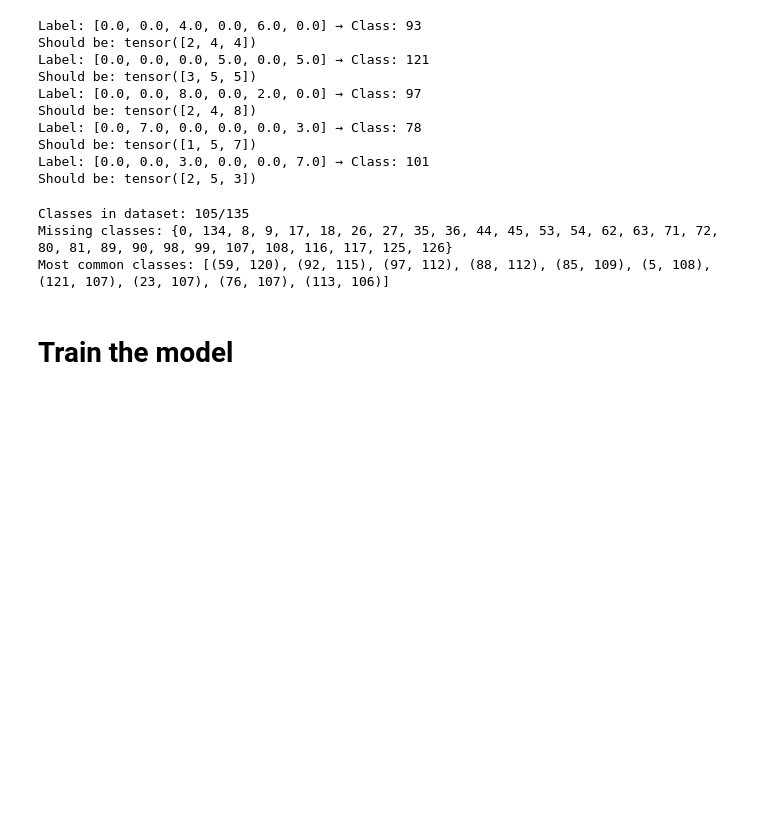
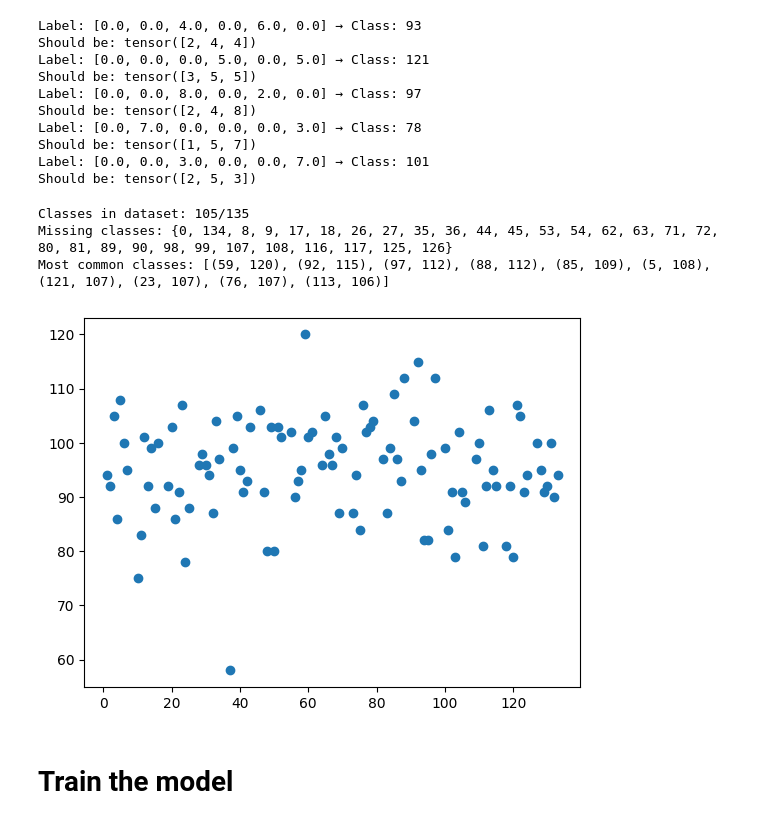
Before and after one commit to quantumFeline/dnn-hw-1, a Jupyter notebook: DNN_HW1.ipynb, the cells around one changed output. Saved outputs shown, nothing was run; the diff lists cells and outputs as text; code cells hidden in the pictures; blank space fills up the shorter version.

```diff
--- a/DNN_HW1.ipynb
+++ b/DNN_HW1.ipynb
@@ -373,24 +373,23 @@ class AugmentationTransform:
     Randomly apply augmentations with a given probability each.
     """
     probs = torch.rand(6)
-    for augmentation in self.augmentations:
-      if probs[0] < self.augmentations[Augmentation.HORIZONTAL_FLIP]:
-        image, label = self.augmentation_flip(image, label, Augmentation.HORIZONTAL_FLIP)
+    if probs[0] < self.augmentations[Augmentation.HORIZONTAL_FLIP]:
+      image, label = self.augmentation_flip(image, label, Augmentation.HORIZONTAL_FLIP)
 
-      if probs[1] < self.augmentations[Augmentation.VERTICAL_FLIP]:
-        image, label = self.augmentation_flip(image, label, Augmentation.VERTICAL_FLIP)
+    if probs[1] < self.augmentations[Augmentation.VERTICAL_FLIP]:
+      image, label = self.augmentation_flip(image, label, Augmentation.VERTICAL_FLIP)
 
-      if probs[2] < self.augmentations[Augmentation.ROTATION]:
-        image, label = self.augmentation_rotation(image, label)
+    if probs[2] < self.augmentations[Augmentation.ROTATION]:
+      image, label = self.augmentation_rotation(image, label)
 
-      if probs[3] < self.augmentations[Augmentation.GAUSSIAN_NOISE]:
-        image, label = self.augmentation_gaussian(image, label, noise_level=self.gaussian_noise_level)
+    if probs[3] < self.augmentations[Augmentation.GAUSSIAN_NOISE]:
+      image, label = self.augmentation_gaussian(image, label, noise_level=self.gaussian_noise_level)
 
-      if probs[4] < self.augmentations[Augmentation.JITTER]:
-        image, label = self.augmentation_jitter(image, label)
+    if probs[4] < self.augmentations[Augmentation.JITTER]:
+      image, label = self.augmentation_jitter(image, label)
 
-      if probs[5] < self.augmentations[Augmentation.ERASING]:
-        image, label = self.augmentation_erasing(image, label)
+    if probs[5] < self.augmentations[Augmentation.ERASING]:
+      image, label = self.augmentation_erasing(image, label)
     return image, label
 
   def augmentation_flip(self, image: torch.Tensor, label: torch.Tensor, flip_direction: Augmentation) -> tuple:
@@ -788,6 +787,11 @@ print(f"Most common classes: {class_counts.most_common(10)}")
 Classes in dataset: 105/135
 Missing classes: {0, 134, 8, 9, 17, 18, 26, 27, 35, 36, 44, 45, 53, 54, 62, 63, 71, 72, 80, 81, 89, 90, 98, 99, 107, 108, 116, 117, 125, 126}
 Most common classes: [(59, 120), (92, 115), (97, 112), (88, 112), (85, 109), (5, 108), (121, 107), (23, 107), (76, 107), (113, 106)]
+# %%
+plt.scatter(class_counts.keys(), class_counts.values())
+plt.show()
+# %% [output]
+[figure, added]
 # %% [markdown]
 Train the model
 ===
```
Also changed, not shown: parts of 8 cells of this notebook.
